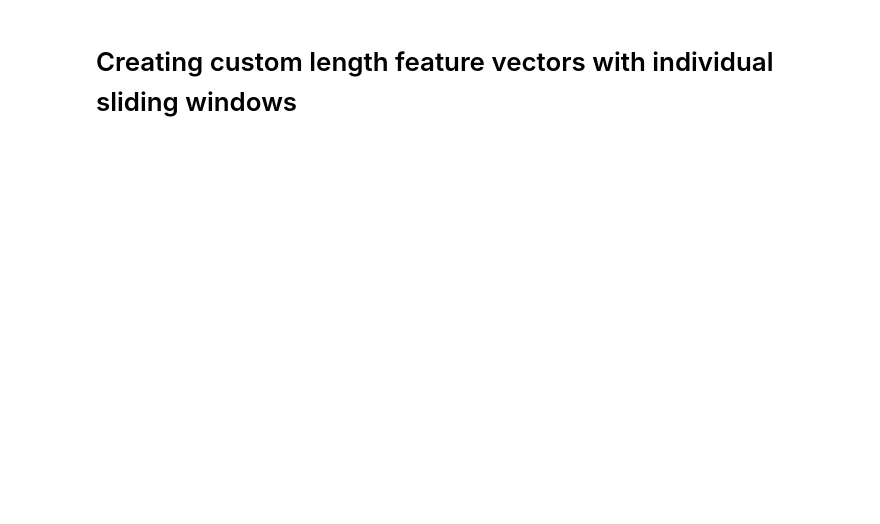
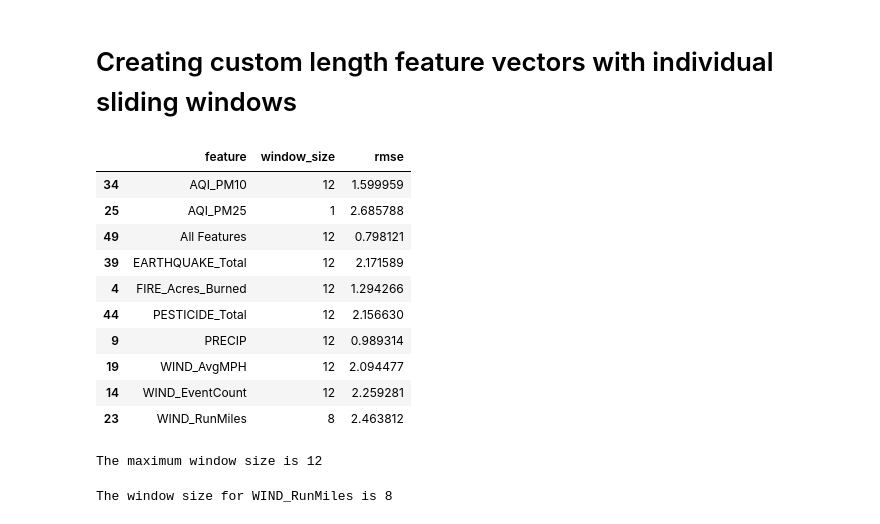
Before and after one commit to dillonallen92/CSUF-Project-Code, a Jupyter notebook: Project/code/notebooks/sept18_meeting_notebook.ipynb, the cells around one changed output. Cells and saved outputs as stored; diff of their text form; code cells hidden in the pictures; blank space fills up the shorter version.

Commit message:
trying to wrestle with dataframes

```diff
--- a/Project/code/notebooks/sept18_meeting_notebook.ipynb
+++ b/Project/code/notebooks/sept18_meeting_notebook.ipynb
@@ -327,3 +475,32 @@ best_results
 best_results.to_csv("../../data/fresno_lstm_best_feature_window_results.csv", index=False)
 # %% [markdown]
 # Creating custom length feature vectors with individual sliding windows
+# %%
+best_results
+# %% [output]
+|  | feature | window_size | rmse |
+| 34 | AQI_PM10 | 12 | 1.599959 |
+| 25 | AQI_PM25 | 1 | 2.685788 |
+| 49 | All Features | 12 | 0.798121 |
+| 39 | EARTHQUAKE_Total | 12 | 2.171589 |
+| 4 | FIRE_Acres_Burned | 12 | 1.294266 |
+| 44 | PESTICIDE_Total | 12 | 2.156630 |
+| 9 | PRECIP | 12 | 0.989314 |
+| 19 | WIND_AvgMPH | 12 | 2.094477 |
+| 14 | WIND_EventCount | 12 | 2.259281 |
+| 23 | WIND_RunMiles | 8 | 2.463812 |
+# %%
+# first, grab the max window length
+max_seq_length = max(best_results["window_size"])
+print(f"The maximum window size is {max_seq_length}")
+# %% [output]
+The maximum window size is 12
+# %%
+def grab_window_size_per_feature(best_results: pd.DataFrame, feature:str) -> int:
+    feat_window_size:int = best_results.loc[best_results["feature"] == feature, "window_size"].iloc[0]
+    return feat_window_size
+
+feature_str : str = "WIND_RunMiles"
+print(f"The window size for {feature_str} is {grab_window_size_per_feature(best_results, feature_str)}")
+# %% [output]
+The window size for WIND_RunMiles is 8
```
Also changed, not shown: parts of 6 cells of this notebook, 2 other files.
